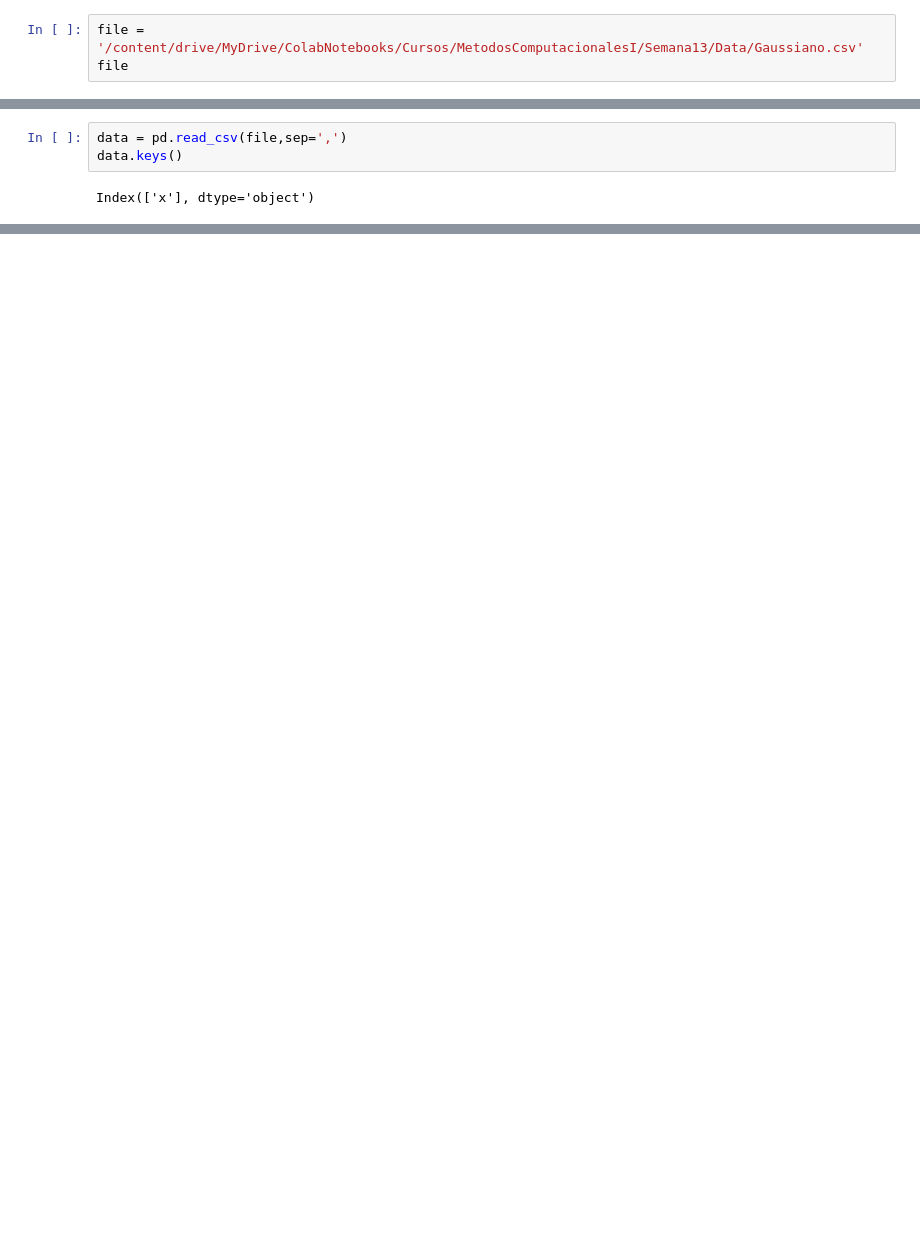
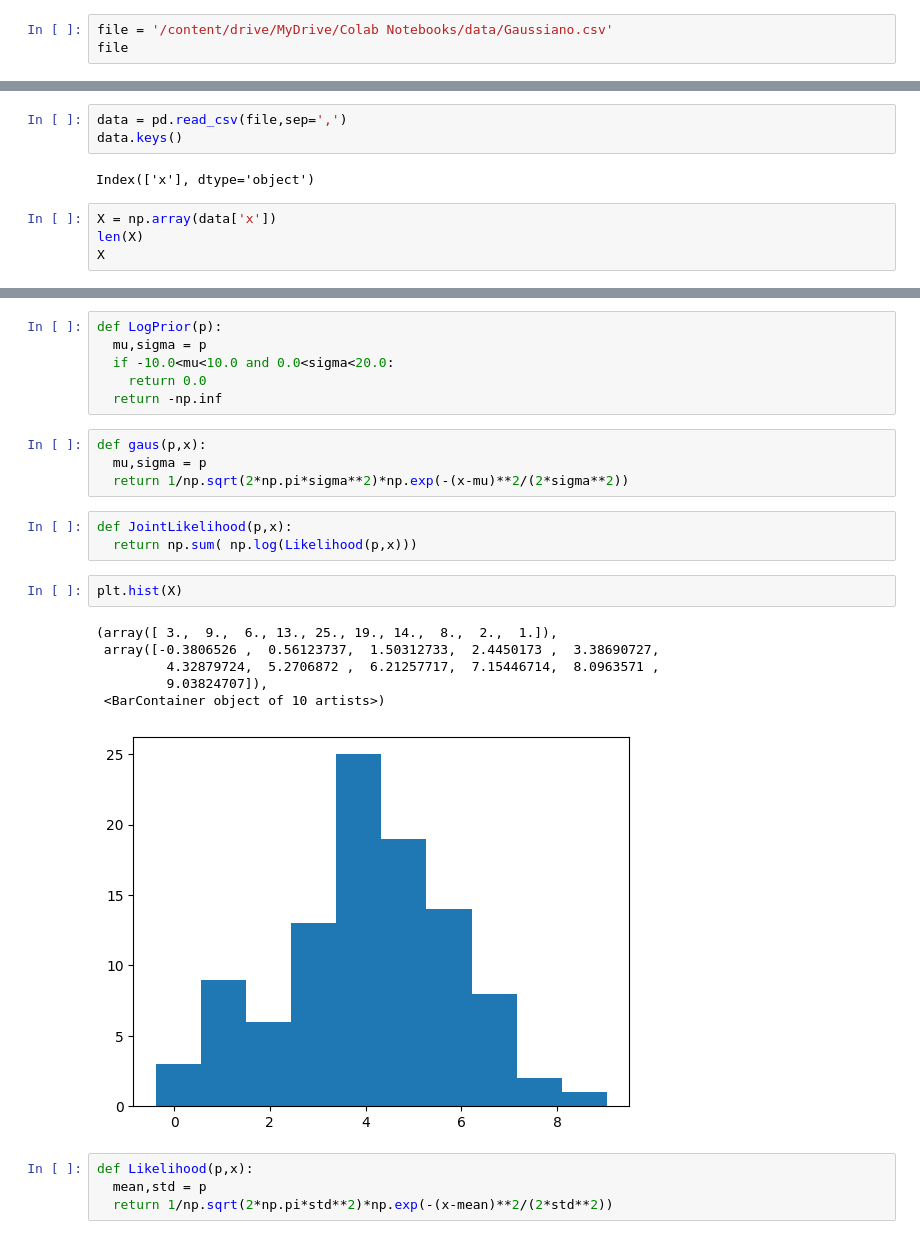
Before and after one commit to Metodoscomputacionales1/Metodos1_PedroAngarita_SimonUribe, a Jupyter notebook: Semana13/AjusteGaussiano.ipynb, the cells around one changed output, grey strips where cells are left out. Drawn from its saved outputs; the diff is of its cells as text; blank space fills up the shorter version.

```diff
--- a/Semana13/AjusteGaussiano.ipynb
+++ b/Semana13/AjusteGaussiano.ipynb
@@ -14,4 +35,4 @@ Mounted at /content/drive
 # %%
-file = '/content/drive/MyDrive/ColabNotebooks/Cursos/MetodosComputacionalesI/Semana13/Data/Gaussiano.csv'
+file = '/content/drive/MyDrive/Colab Notebooks/data/Gaussiano.csv'
 file
 # %% [output]
@@ -21,3 +42,7 @@ data = pd.read_csv(file,sep=',')
 data.keys()
 # %% [output]
 Index(['x'], dtype='object')
+# %%
+X = np.array(data['x'])
+len(X)
+X
@@ -23,0 +70,26 @@ Index(['x'], dtype='object')
+# %%
+def LogPrior(p):
+  mu,sigma = p
+  if -10.0<mu<10.0 and 0.0<sigma<20.0:
+    return 0.0
+  return -np.inf
+# %%
+def gaus(p,x):
+  mu,sigma = p
+  return 1/np.sqrt(2*np.pi*sigma**2)*np.exp(-(x-mu)**2/(2*sigma**2))
+# %%
+def JointLikelihood(p,x):
+  return np.sum( np.log(Likelihood(p,x)))
+# %%
+plt.hist(X)
+# %% [output]
+(array([ 3.,  9.,  6., 13., 25., 19., 14.,  8.,  2.,  1.]),
+ array([-0.3806526 ,  0.56123737,  1.50312733,  2.4450173 ,  3.38690727,
+         4.32879724,  5.2706872 ,  6.21257717,  7.15446714,  8.0963571 ,
+         9.03824707]),
+ <BarContainer object of 10 artists>)
+[figure, added]
+# %%
+def Likelihood(p,x):
+  mean,std = p
+  return 1/np.sqrt(2*np.pi*std**2)*np.exp(-(x-mean)**2/(2*std**2))
```
Also changed, not shown: parts of 7 cells of this notebook.
